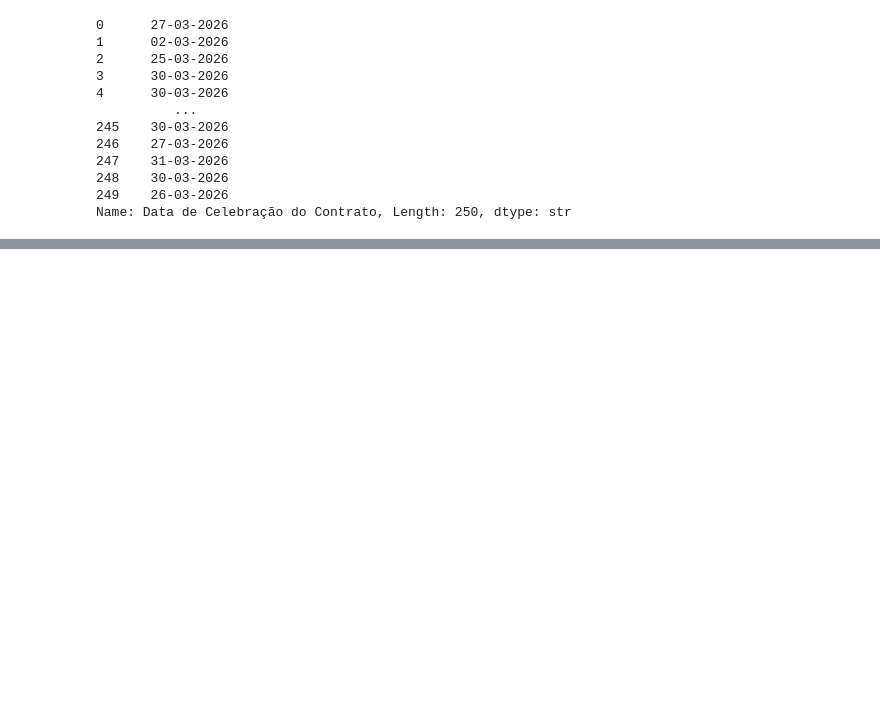
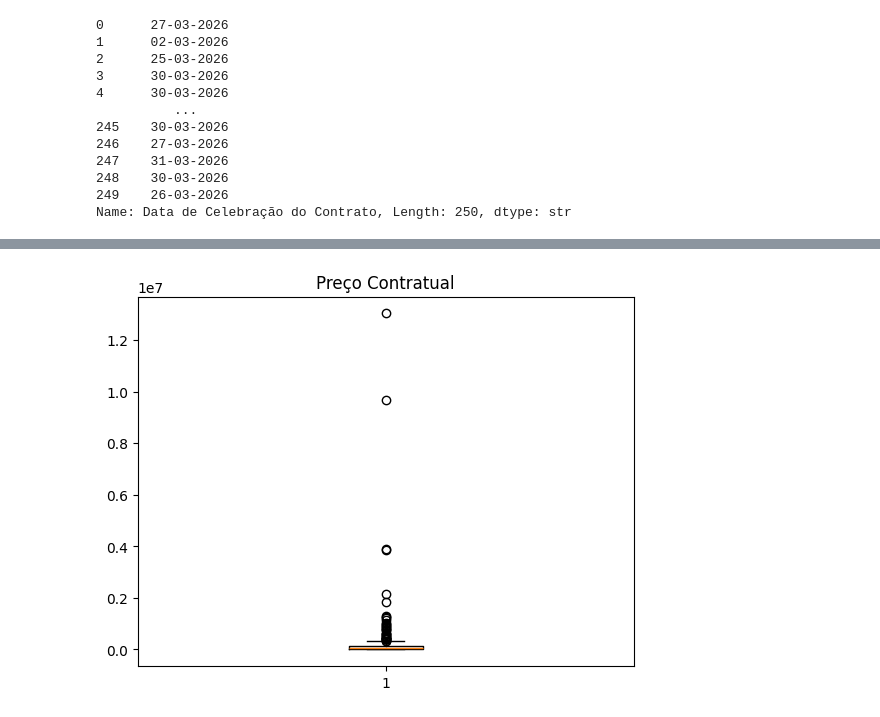
Before and after one commit to beatrizmarques2005/network-analysis, a Jupyter notebook: project/notebooks/exploration.ipynb, the cells around one changed output, grey strips where cells are left out. Saved outputs shown, nothing was run; the diff lists cells and outputs as text; code cells hidden in the pictures; blank space fills up the shorter version.

```diff
--- a/project/notebooks/exploration.ipynb
+++ b/project/notebooks/exploration.ipynb
@@ -113,0 +134,32 @@ Name: Data de Celebração do Contrato, Length: 250, dtype: str
+# %%
+df = df.drop(columns=[
+    "Causa de Extinção do Contrato",
+    "Data de Fecho do Contrato",
+    "Preço Total Efetivo",
+    "Causas das Alterações ao Prazo",
+    "Causas das Alterações ao Preço",
+    "Estado",
+    "Aquisição ao Abrigo de Acordo Quadro de outro Estado-membro da UE",
+    "Medidas especiais",
+    "groupMembers"
+])
+# %%
+df["Preço Contratual"] = (
+    df["Preço Contratual"]
+    .str.replace("€", "")
+    .str.replace(".", "")
+    .str.replace(",", ".")
+    .astype(float)
+)
+# %%
+df["Data de Publicação"] = pd.to_datetime(
+    df["Data de Publicação"],
+    dayfirst=True,
+    errors="coerce"
+)
+
+df["Data de Celebração do Contrato"] = pd.to_datetime(
+    df["Data de Celebração do Contrato"],
+    dayfirst=True,
+    errors="coerce"
+)
@@ -113,0 +198,8 @@ Name: Data de Celebração do Contrato, Length: 250, dtype: str
+# %%
+import matplotlib.pyplot as plt
+
+plt.boxplot(df["Preço Contratual"])
+plt.title("Preço Contratual")
+plt.show()
+# %% [output]
+[figure, added]
```
Also changed, not shown: parts of 5 cells of this notebook.
